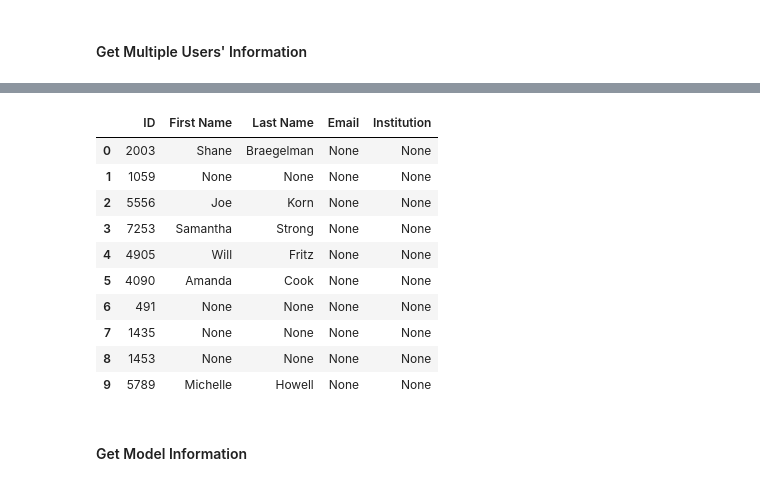
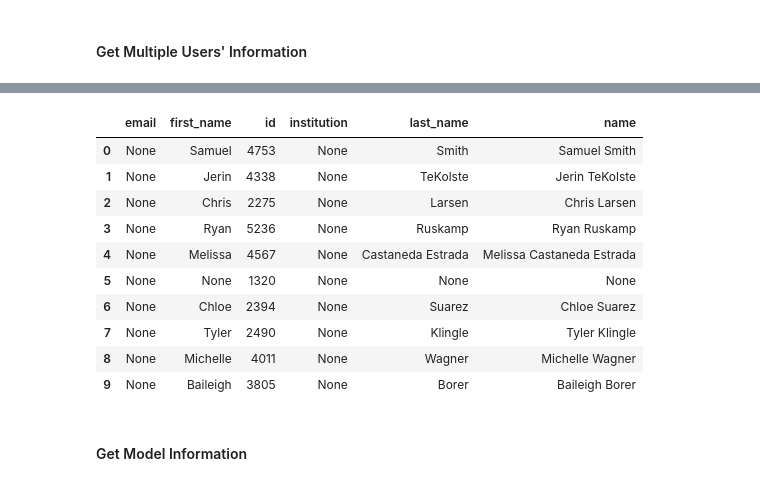
Before and after one commit to cellcollective/ccapi, a Jupyter notebook: notebooks/Example.ipynb, the cells around one changed output, grey strips where cells are left out. Cells and saved outputs as stored; diff of their text form; code cells hidden in the pictures.

```diff
--- a/notebooks/Example.ipynb
+++ b/notebooks/Example.ipynb
@@ -46,3 +11,28 @@ def tabulate_users(users):
+# %%
+import random
+import pandas as pd
+
+pd.set_option("display.max_rows", None)
+
+# Display Fetched List
+def tabulate_resources(resources):
+    if not isinstance(resources, (list, tuple)):
+        resources = [resources]
+
+    attrs = [attr for attr in dir(resources[0]) if not attr.startswith("__")]
+    rows  = [ ]
+
+    for resource in resources:
+        row = [ ]
+
+        for attr in attrs:
+            value = getattr(resource, attr)
+            row.append(value)
+
+        rows.append(row)
+
+    data   = pd.DataFrame(rows, columns = attrs)
+    return data
 # %% [markdown]
 ### Usage
 # %%
@@ -84,6 +74,6 @@ tabulate_users(user)
 #### Get Multiple Users' Information
 # %%
 nusers = 10
-users  = cc.get("user", id_ = [random.randint(1, 8000) for i in range(nusers)])
-tabulate_users(users)
+users  = client.get("user", id_ = [random.randint(1, 8000) for i in range(nusers)])
+tabulate_resources(users)
 # %% [output]
@@ -91,14 +81,14 @@ tabulate_users(users)
-|  | ID | First Name | Last Name | Email | Institution |
-| 0 | 2003 | Shane | Braegelman | None | None |
-| 1 | 1059 | None | None | None | None |
-| 2 | 5556 | Joe | Korn | None | None |
-| 3 | 7253 | Samantha | Strong | None | None |
-| 4 | 4905 | Will | Fritz | None | None |
-| 5 | 4090 | Amanda | Cook | None | None |
-| 6 | 491 | None | None | None | None |
-| 7 | 1435 | None | None | None | None |
-| 8 | 1453 | None | None | None | None |
-| 9 | 5789 | Michelle | Howell | None | None |
+|  | email | first_name | id | institution | last_name | name |
+| 0 | None | Samuel | 4753 | None | Smith | Samuel Smith |
+| 1 | None | Jerin | 4338 | None | TeKolste | Jerin TeKolste |
+| 2 | None | Chris | 2275 | None | Larsen | Chris Larsen |
+| 3 | None | Ryan | 5236 | None | Ruskamp | Ryan Ruskamp |
+| 4 | None | Melissa | 4567 | None | Castaneda Estrada | Melissa Castaneda Estrada |
+| 5 | None | None | 1320 | None | None | None |
+| 6 | None | Chloe | 2394 | None | Suarez | Chloe Suarez |
+| 7 | None | Tyler | 2490 | None | Klingle | Tyler Klingle |
+| 8 | None | Michelle | 4011 | None | Wagner | Michelle Wagner |
+| 9 | None | Baileigh | 3805 | None | Borer | Baileigh Borer |
 # %% [markdown]
 #### Get Model Information
 # %%
```
Also changed, not shown: parts of 20 cells of this notebook, 10 other files.
